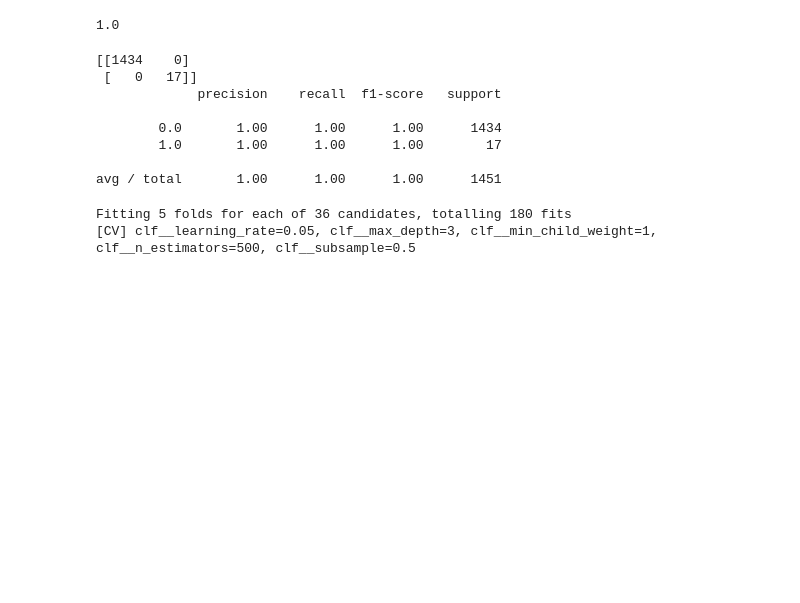
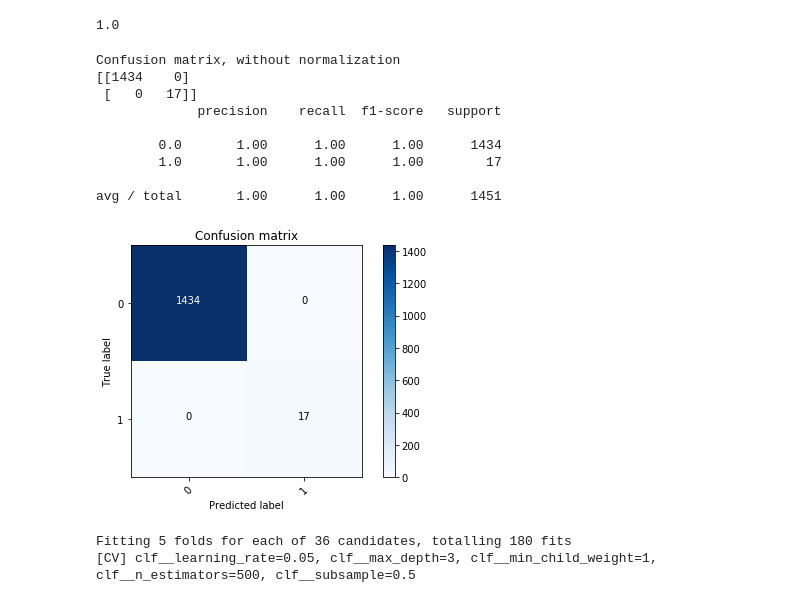
Before and after one commit to aulorbe/Food-Deserts-The-Human-Factor, a Jupyter notebook: Models.ipynb, the cells around one changed output. Drawn from its saved outputs; the diff is of its cells as text; code cells hidden in the pictures; blank space fills up the shorter version.

```diff
--- a/Models.ipynb
+++ b/Models.ipynb
@@ -461,17 +495,19 @@ gs_svm.score(X, y)
 # %%
 svm_preds = gs_svm.predict(X)
 # %%
-print(confusion_matrix(y, svm_preds))
+plot_confusion_matrix(confusion_matrix(y, svm_preds), classes=[0,1])
 print(classification_report(y, svm_preds))
 # %% [output]
+Confusion matrix, without normalization
 [[1434    0]
  [   0   17]]
              precision    recall  f1-score   support
 
         0.0       1.00      1.00      1.00      1434
         1.0       1.00      1.00      1.00        17
 
 avg / total       1.00      1.00      1.00      1451
+[figure, added]
 # %%
 from xgboost import XGBClassifier
 # %%
```
Also changed, not shown: parts of 12 cells of this notebook.
